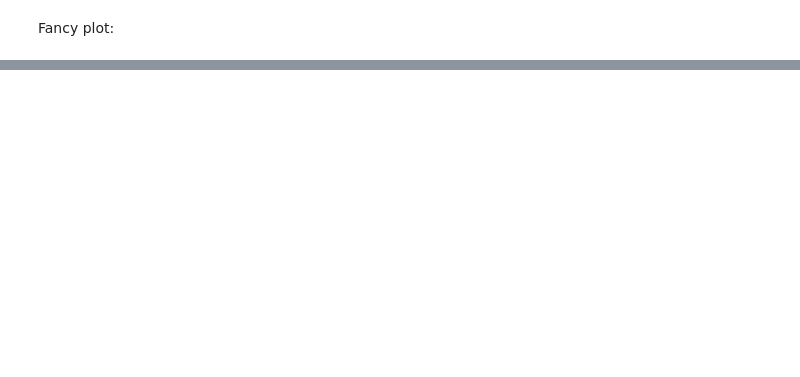
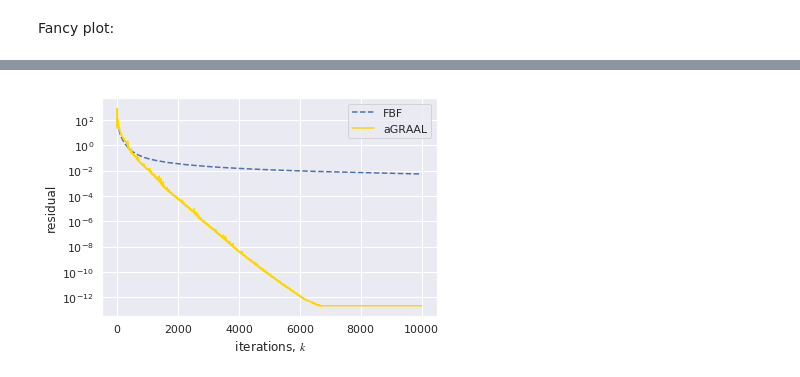
Before and after one commit to ymalitsky/graal, a Jupyter notebook: nash_equilibrium/Nash Equilibrium.ipynb, the cells around one changed output, grey strips where cells are left out. Saved outputs shown, nothing was run; the diff lists cells and outputs as text; code cells hidden in the pictures; blank space fills up the shorter version.

```diff
--- a/nash_equilibrium/Nash Equilibrium.ipynb
+++ b/nash_equilibrium/Nash Equilibrium.ipynb
@@ -128,0 +129,18 @@ plt.show()
+# %%
+import seaborn as sns
+sns.set()
+
+plt.plot(ans1[0], '--b', label = 'FBF')
+plt.plot(ans2[0], '#FFD700', label = 'aGRAAL')
+
+plt.yscale('log')
+
+plt.xlabel(u' iterations, $k$')
+plt.ylabel(u'residual')
+
+plt.legend()
+plt.savefig('nash2.pdf', bbox_inches='tight')
+plt.savefig("nash2.png")
+plt.show()
+# %% [output]
+[figure, added]
```
Also changed, not shown: parts of 4 cells of this notebook, 18 other files.
